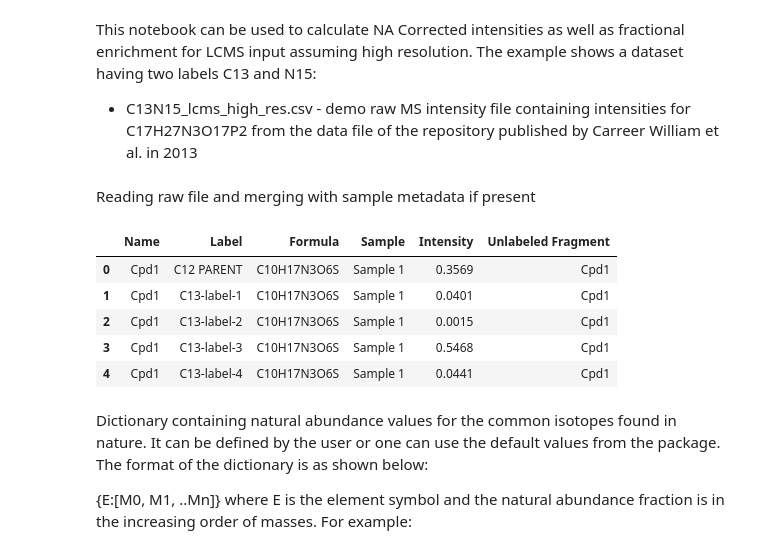
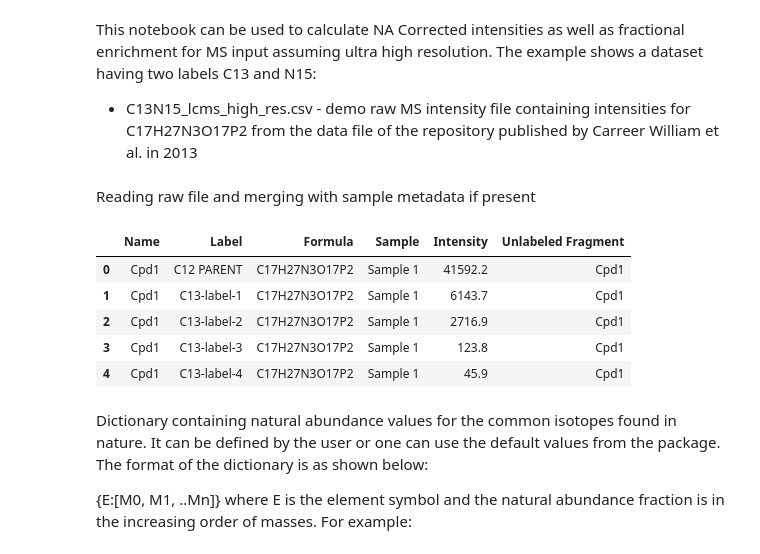
Before and after one commit to ElucidataInc/NA_Correction, a Jupyter notebook: Demo/N2-LCMS_workflow_with_C13_N15_label.ipynb, the cells around one changed output. Saved outputs shown, nothing was run; the diff lists cells and outputs as text; code cells hidden in the pictures.

Commit message:
Ultra high res workflow validated

```diff
--- a/Demo/N2-LCMS_workflow_with_C13_N15_label.ipynb
+++ b/Demo/N2-LCMS_workflow_with_C13_N15_label.ipynb
@@ -1,5 +1,5 @@
 # %% [markdown]
-This notebook can be used to calculate NA Corrected intensities as well as fractional enrichment for LCMS input assuming high resolution. The example shows a dataset having two labels C13 and N15:
+This notebook can be used to calculate NA Corrected intensities as well as fractional enrichment for MS input assuming ultra high resolution. The example shows a dataset having two labels C13 and N15:
 
  - C13N15_lcms_high_res.csv - demo raw MS intensity file containing intensities for C17H27N3O17P2 from the data file of the repository published by Carreer William et al. in 2013
 # %%
@@ -15,22 +15,21 @@ from corna.postprocess import fractional_enrichment
 # %% [markdown]
 Reading raw file and merging with sample metadata if present
 # %%
-#raw_df = pd.read_csv('C13N15_lcms_high_res.csv')
+raw_df = pd.read_csv('C13N15_lcms_high_res.csv')
 #sample_metadata = pd.read_csv('meta_sample_lcms_high_res.csv')
 
-raw_df = pd.read_csv('C13_lcms_high_res_newalgo.csv')
 #if sample metadata not present, set it to empty dataframe
 sample_metadata = pd.DataFrame()
 
 merged_df, iso_tracer_data, element_list = parser.read_maven_file(raw_df, sample_metadata)
 merged_df.head()
 # %% [output]
 |  | Name | Label | Formula | Sample | Intensity | Unlabeled Fragment |
-| 0 | Cpd1 | C12 PARENT | C10H17N3O6S | Sample 1 | 0.3569 | Cpd1 |
-| 1 | Cpd1 | C13-label-1 | C10H17N3O6S | Sample 1 | 0.0401 | Cpd1 |
-| 2 | Cpd1 | C13-label-2 | C10H17N3O6S | Sample 1 | 0.0015 | Cpd1 |
-| 3 | Cpd1 | C13-label-3 | C10H17N3O6S | Sample 1 | 0.5468 | Cpd1 |
-| 4 | Cpd1 | C13-label-4 | C10H17N3O6S | Sample 1 | 0.0441 | Cpd1 |
+| 0 | Cpd1 | C12 PARENT | C17H27N3O17P2 | Sample 1 | 41592.2 | Cpd1 |
+| 1 | Cpd1 | C13-label-1 | C17H27N3O17P2 | Sample 1 | 6143.7 | Cpd1 |
+| 2 | Cpd1 | C13-label-2 | C17H27N3O17P2 | Sample 1 | 2716.9 | Cpd1 |
+| 3 | Cpd1 | C13-label-3 | C17H27N3O17P2 | Sample 1 | 123.8 | Cpd1 |
+| 4 | Cpd1 | C13-label-4 | C17H27N3O17P2 | Sample 1 | 45.9 | Cpd1 |
 # %% [markdown]
 Dictionary containing natural abundance values for the common isotopes found in nature. It can be defined by the user or one can use the default values from the package. The format of the dictionary is as shown below:
 
```
Also changed, not shown: parts of 4 cells of this notebook, 2 other files.
